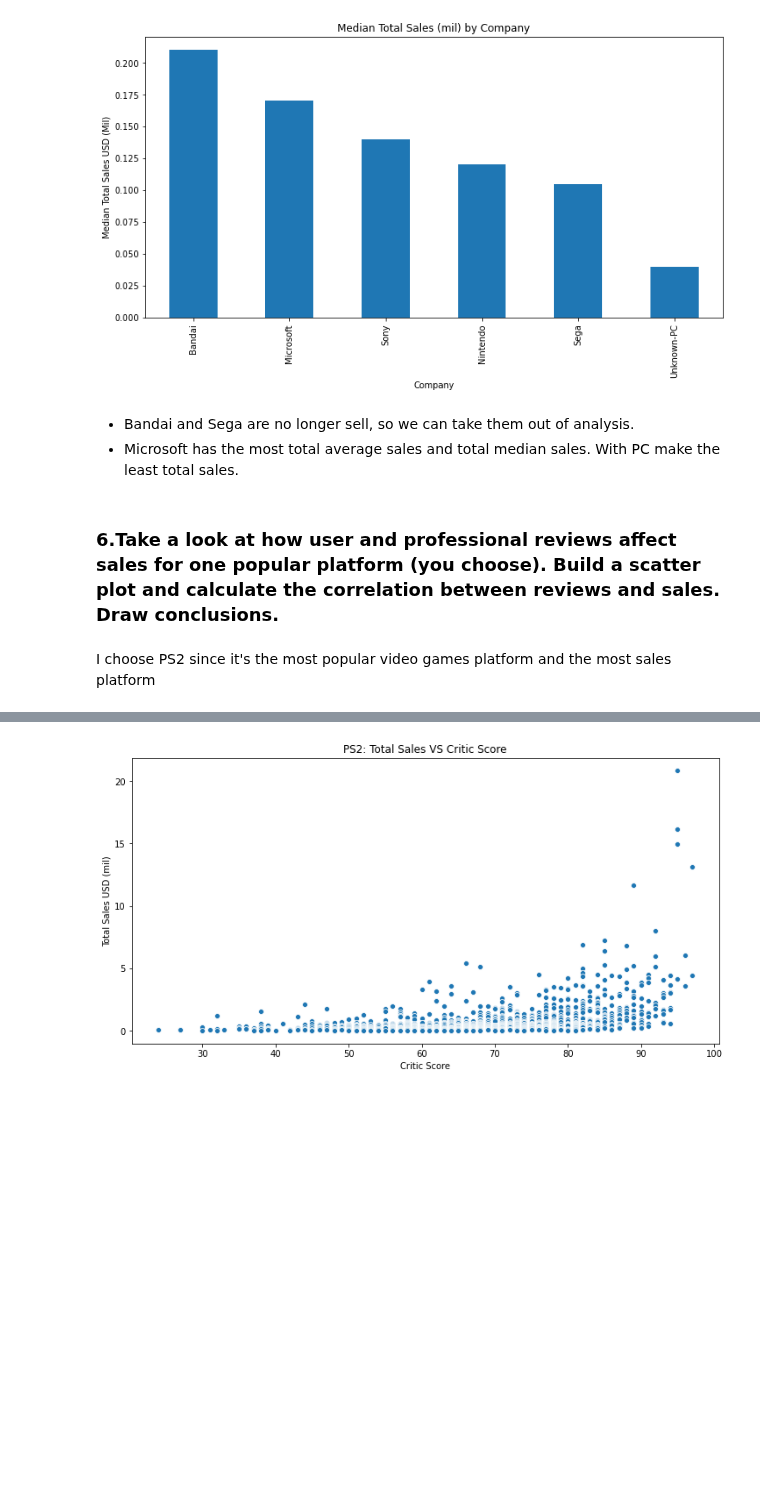
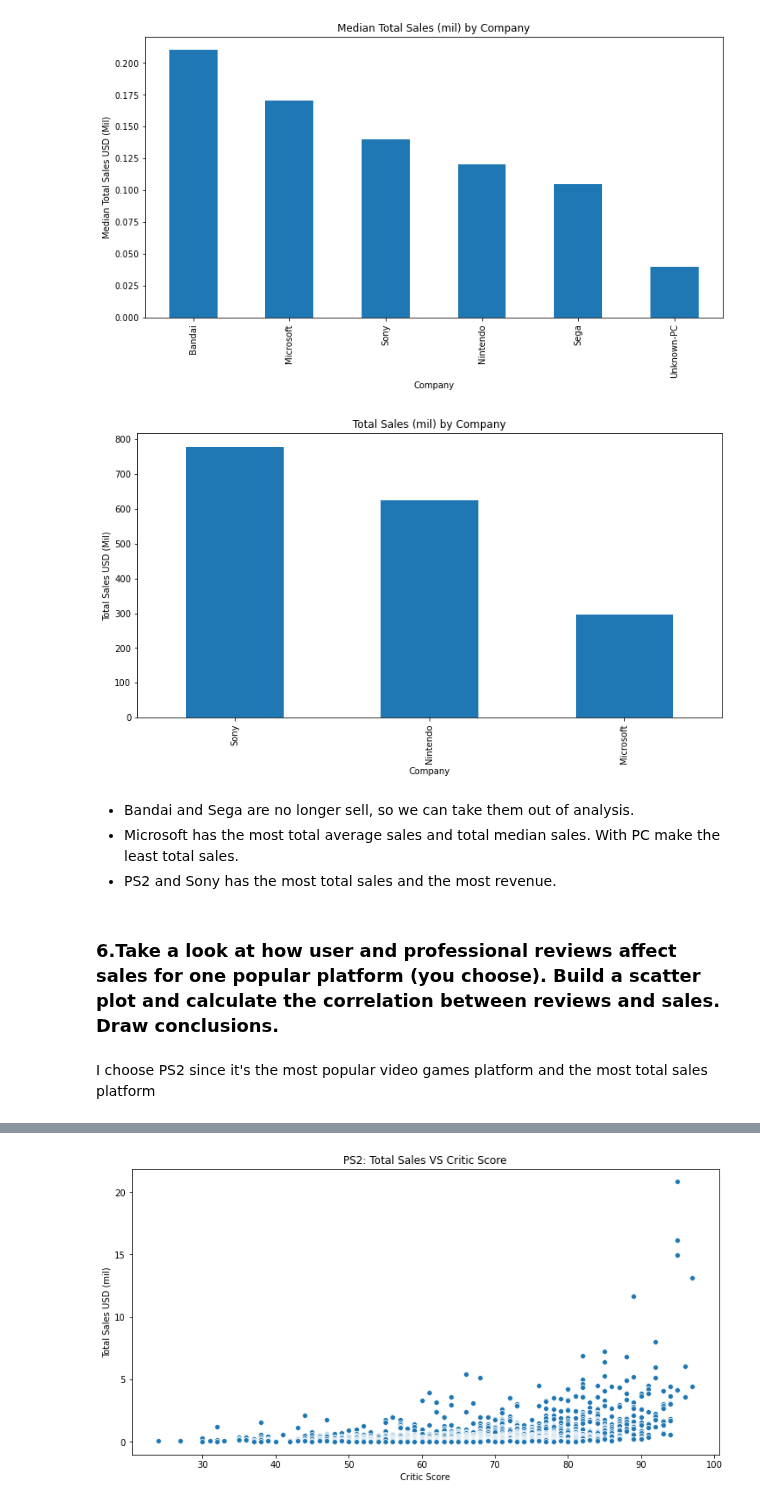
Before and after one commit to rainbowmoonlight/Yandex_Practicum_Projects, a Jupyter notebook: 04 Online Video Game Store Campaign/Online Video Game Store Campaign.ipynb, the cells around one changed output, grey strips where cells are left out. Saved outputs shown, nothing was run; the diff lists cells and outputs as text; code cells hidden in the pictures; blank space fills up the shorter version.

Commit message:
udpate EDA online game store

```diff
--- a/04 Online Video Game Store Campaign/Online Video Game Store Campaign.ipynb
+++ b/04 Online Video Game Store Campaign/Online Video Game Store Campaign.ipynb
@@ -1065,13 +1074,23 @@ plt.ylabel("Median Total Sales USD (Mil)")
 plt.show()
 # %% [output]
 [figure]
+# %%
+plt.figure(figsize=(12,6))
+df_top5_no_outliers.groupby(['platform_company'])['total_sales'].sum().sort_values(ascending=False).plot(kind='bar')
+plt.title('Total Sales (mil) by Company')
+plt.xlabel("Company")
+plt.ylabel("Total Sales USD (Mil)")
+plt.show()
+# %% [output]
+[figure, added]
 # %% [markdown]
 - Bandai and Sega are no longer sell, so we can take them out of analysis.
 - Microsoft has the most total average sales and total median sales. With PC make the least total sales.
+- PS2 and Sony has the most total sales and the most revenue.
 # %% [markdown]
 ### 6.Take a look at how user and professional reviews affect sales for one popular platform (you choose). Build a scatter plot and calculate the correlation between reviews and sales. Draw conclusions.
 # %% [markdown]
-I choose PS2 since it's the most popular video games platform and the most sales platform
+I choose PS2 since it's the most popular video games platform and the most total sales platform
 # %%
 ps2 = df[df['platform']=='PS2']
 ps2.head()
```
Also changed, not shown: parts of 11 cells of this notebook.
